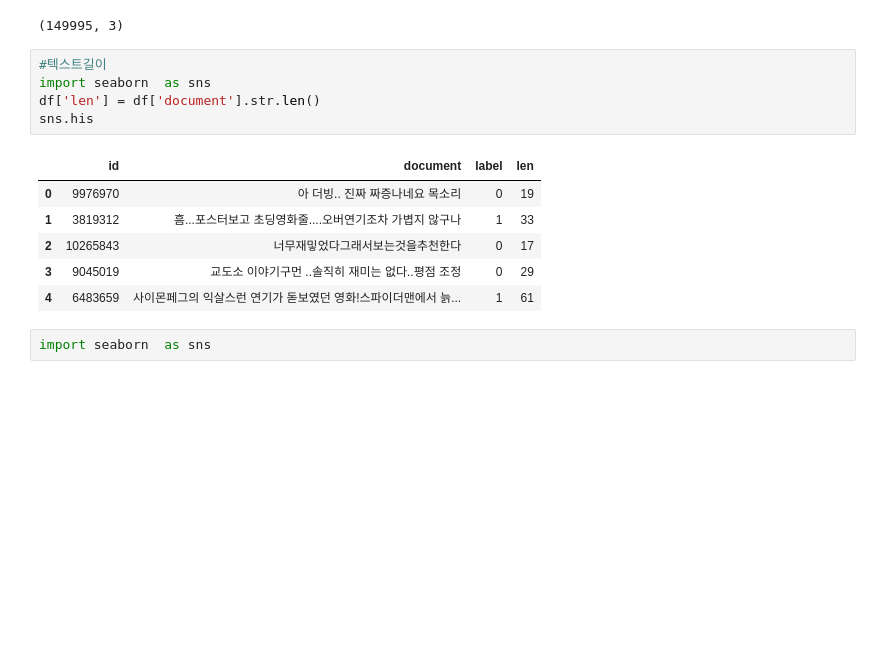
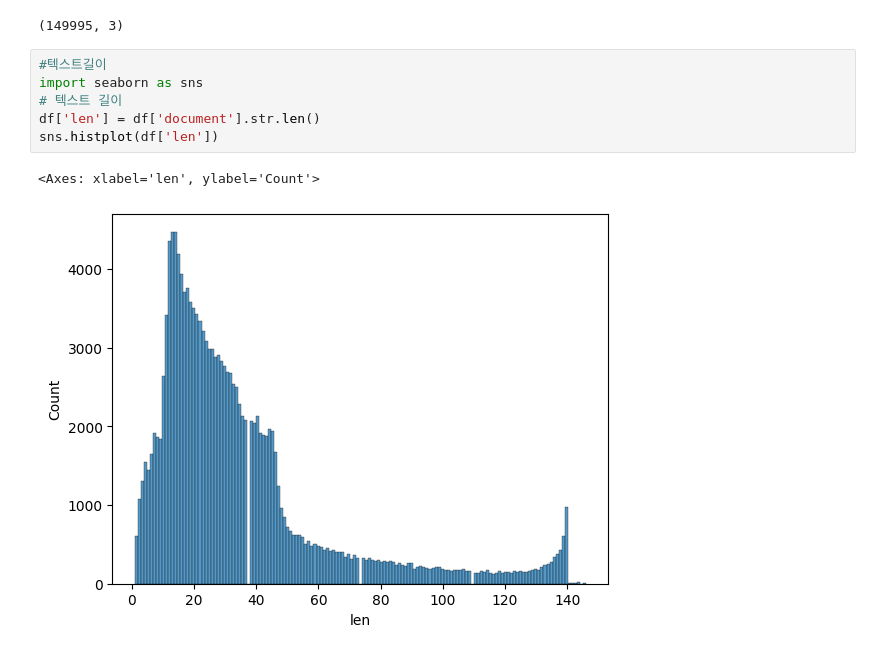
Before and after one commit to rightnow-jw/rightnow-jw, a Jupyter notebook: naver_movie_sentimental_analysis.ipynb, the cells around one changed output. Cells and saved outputs as stored; diff of their text form; blank space fills up the shorter version.

```diff
--- a/naver_movie_sentimental_analysis.ipynb
+++ b/naver_movie_sentimental_analysis.ipynb
@@ -66,15 +66,10 @@ df. shape
 (149995, 3)
 # %%
 #텍스트길이
-import seaborn  as sns
+import seaborn as sns
+# 텍스트 길이
 df['len'] = df['document'].str.len()
-sns.his
+sns.histplot(df['len'])
 # %% [output]
-|  | id | document | label | len |
-| 0 | 9976970 | 아 더빙.. 진짜 짜증나네요 목소리 | 0 | 19 |
-| 1 | 3819312 | 흠...포스터보고 초딩영화줄....오버연기조차 가볍지 않구나 | 1 | 33 |
-| 2 | 10265843 | 너무재밓었다그래서보는것을추천한다 | 0 | 17 |
-| 3 | 9045019 | 교도소 이야기구먼 ..솔직히 재미는 없다..평점 조정 | 0 | 29 |
-| 4 | 6483659 | 사이몬페그의 익살스런 연기가 돋보였던 영화!스파이더맨에서 늙... | 1 | 61 |
+<Axes: xlabel='len', ylabel='Count'>
+[figure, added]
-# %%
-import seaborn  as sns
```
Also changed, not shown: parts of 10 cells of this notebook.
